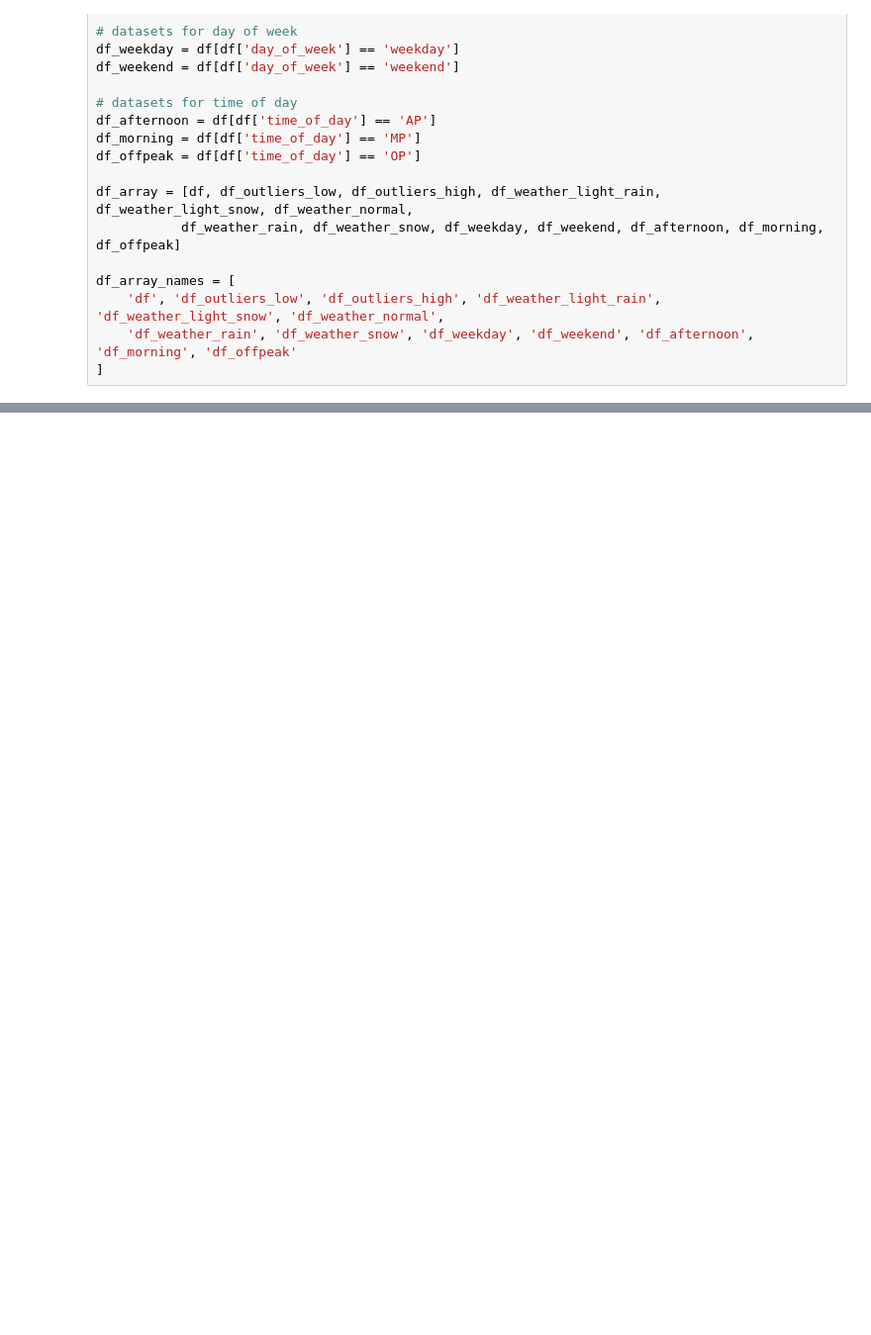
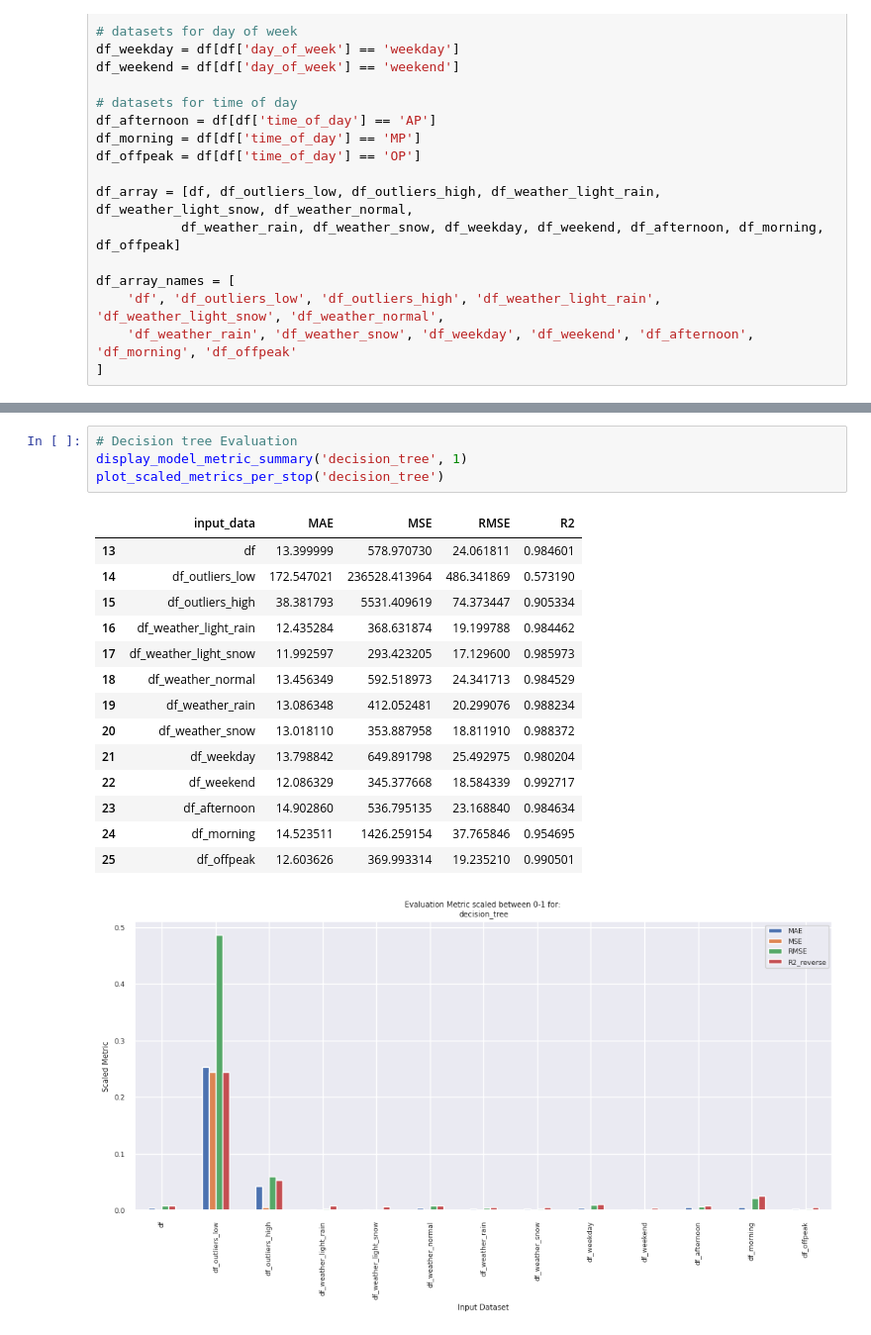
Before and after one commit to marinawmrs/AH2179-project-group-2, a Jupyter notebook: 3_model_eval.ipynb, the cells around one changed output, grey strips where cells are left out. Shown at 99% size. Drawn from its saved outputs; the diff is of its cells as text; blank space fills up the shorter version.

```diff
--- a/3_model_eval.ipynb
+++ b/3_model_eval.ipynb
@@ -258,0 +303,20 @@ Neural_Net
+# %%
+# Decision tree Evaluation
+display_model_metric_summary('decision_tree', 1)
+plot_scaled_metrics_per_stop('decision_tree')
+# %% [output]
+|  | input_data | MAE | MSE | RMSE | R2 |
+| 13 | df | 13.399999 | 578.970730 | 24.061811 | 0.984601 |
+| 14 | df_outliers_low | 172.547021 | 236528.413964 | 486.341869 | 0.573190 |
+| 15 | df_outliers_high | 38.381793 | 5531.409619 | 74.373447 | 0.905334 |
+| 16 | df_weather_light_rain | 12.435284 | 368.631874 | 19.199788 | 0.984462 |
+| 17 | df_weather_light_snow | 11.992597 | 293.423205 | 17.129600 | 0.985973 |
+| 18 | df_weather_normal | 13.456349 | 592.518973 | 24.341713 | 0.984529 |
+| 19 | df_weather_rain | 13.086348 | 412.052481 | 20.299076 | 0.988234 |
+| 20 | df_weather_snow | 13.018110 | 353.887958 | 18.811910 | 0.988372 |
+| 21 | df_weekday | 13.798842 | 649.891798 | 25.492975 | 0.980204 |
+| 22 | df_weekend | 12.086329 | 345.377668 | 18.584339 | 0.992717 |
+| 23 | df_afternoon | 14.902860 | 536.795135 | 23.168840 | 0.984634 |
+| 24 | df_morning | 14.523511 | 1426.259154 | 37.765846 | 0.954695 |
+| 25 | df_offpeak | 12.603626 | 369.993314 | 19.235210 | 0.990501 |
+[figure, added]
```
Also changed, not shown: parts of 14 cells of this notebook.
